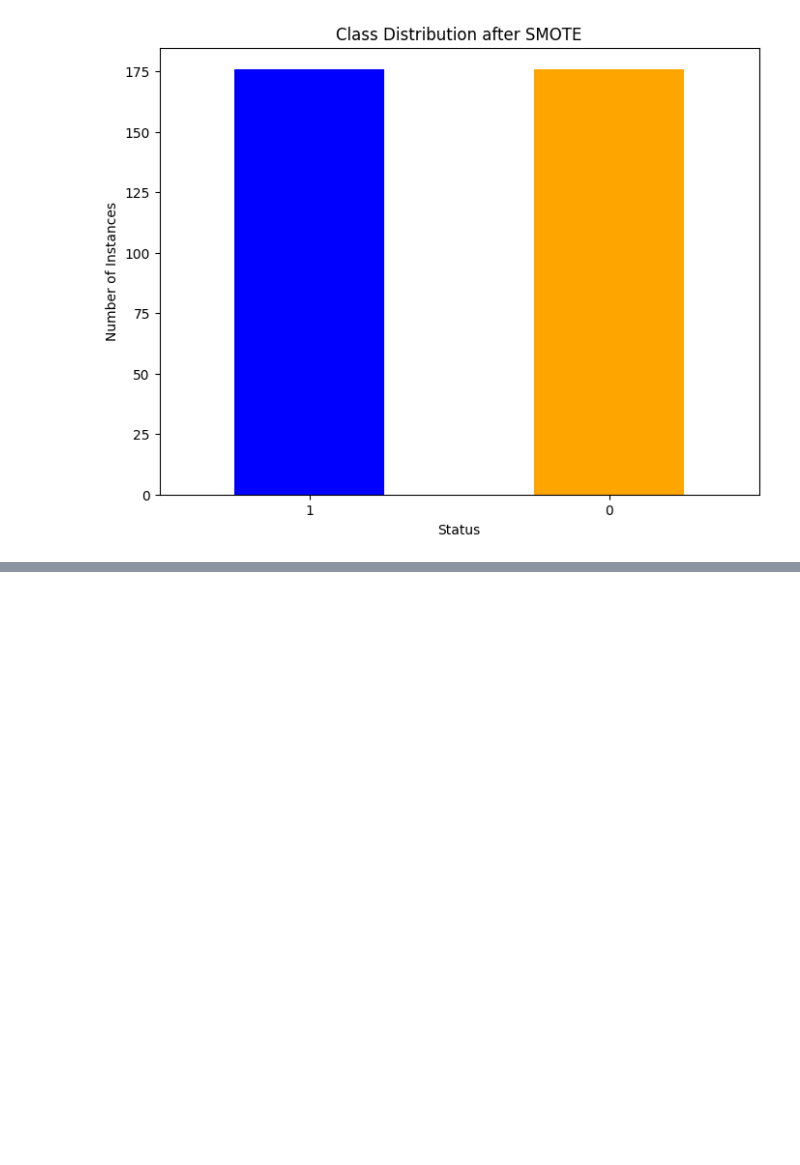
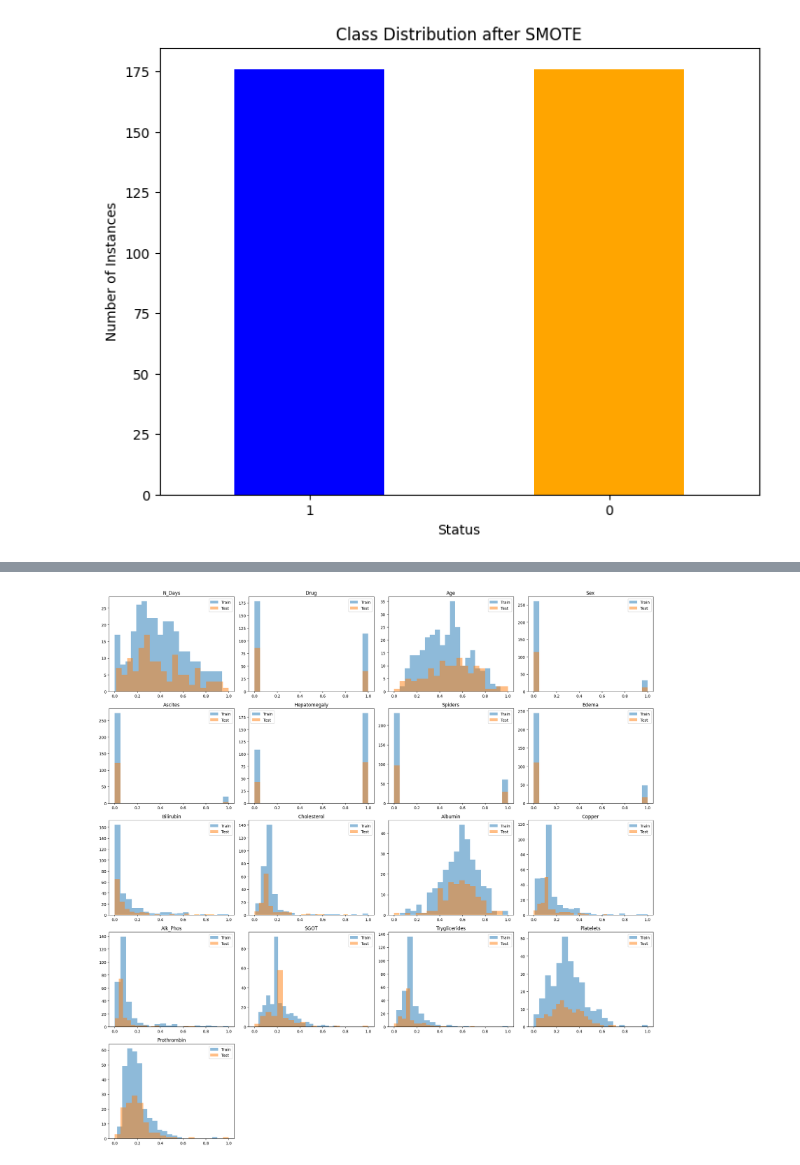
Before and after one commit to sanalpillai/Data-Cleaning-Feature-Selection-Modeling-and-Interpretability, a Jupyter notebook: Data_Cleaning_Feature_Selection_Modeling_and_Interpretability.ipynb, the cells around one changed output, grey strips where cells are left out. Cells and saved outputs as stored; diff of their text form; code cells hidden in the pictures; blank space fills up the shorter version.

Commit message:
Initial preprocessing, EDA, Model development, AutoML training done

```diff
--- a/Data_Cleaning_Feature_Selection_Modeling_and_Interpretability.ipynb
+++ b/Data_Cleaning_Feature_Selection_Modeling_and_Interpretability.ipynb
@@ -385,0 +386,29 @@ plt.show()
+# %%
+import matplotlib.pyplot as plt
+
+# Calculate the number of rows and columns for subplots based on the number of features
+n_features = len(X_train.columns)
+n_cols = 4
+n_rows = (n_features + n_cols - 1) // n_cols  # Rounds up to ensure all features have a subplot
+
+# Create figure and axes objects
+fig, axes = plt.subplots(n_rows, n_cols, figsize=(20, 20))  # You might need to adjust the figure size
+
+# Flatten the axes array for easy iteration and remove excess subplots
+axes = axes.flatten()
+for i in range(len(axes)):
+    if i < len(X_train.columns):
+        # Plot histogram on the ith subplot
+        axes[i].hist(X_train[X_train.columns[i]], bins=20, alpha=0.5, label="Train")
+        axes[i].hist(X_test[X_test.columns[i]], bins=20, alpha=0.5, label="Test")
+        axes[i].set_title(X_train.columns[i])
+        axes[i].legend()
+    else:
+        # Remove the extra subplot if not needed
+        fig.delaxes(axes[i])
+
+# Adjust layout to prevent overlap
+plt.tight_layout()
+plt.show()
+# %% [output]
+[figure, added]
```
Also changed, not shown: parts of 27 cells of this notebook.
